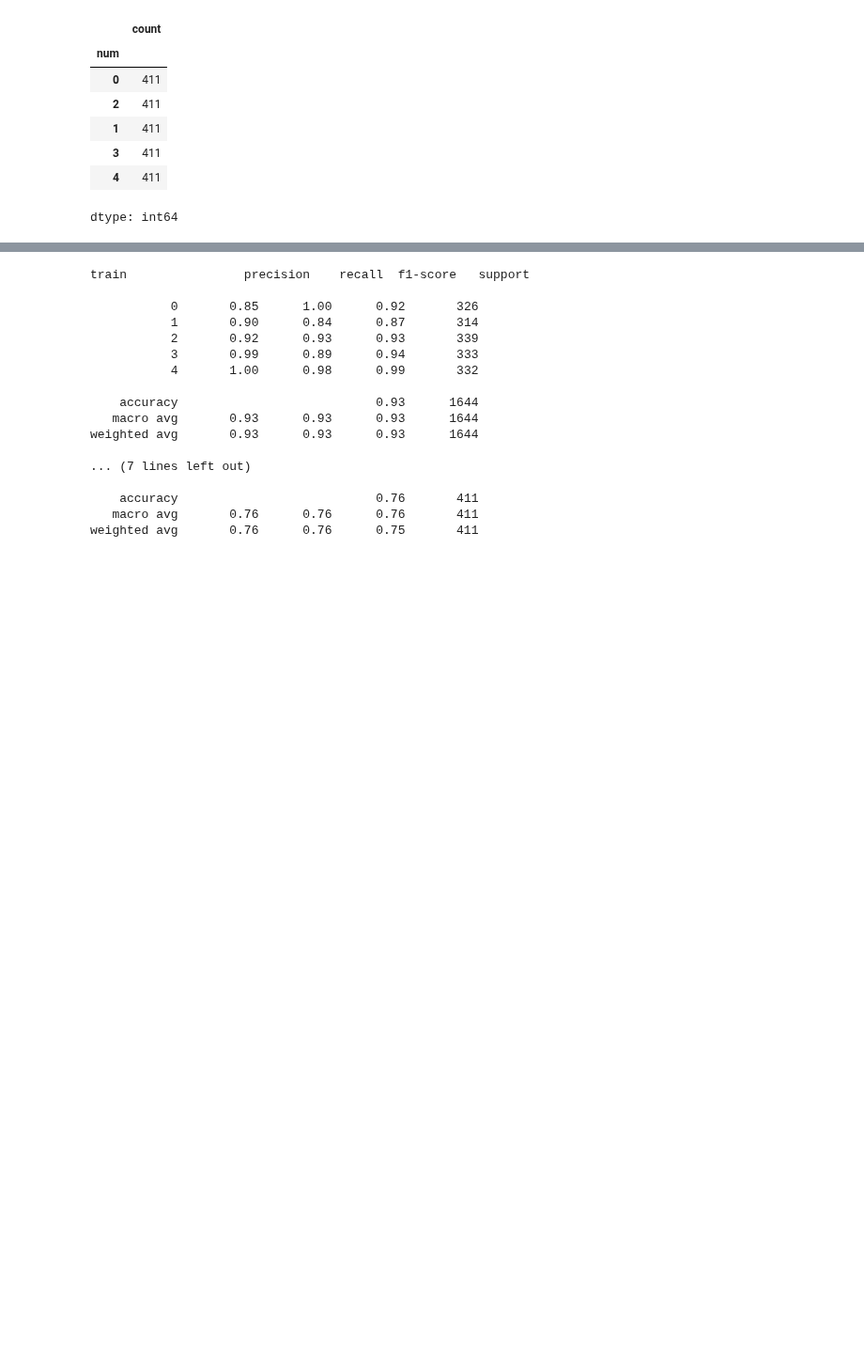
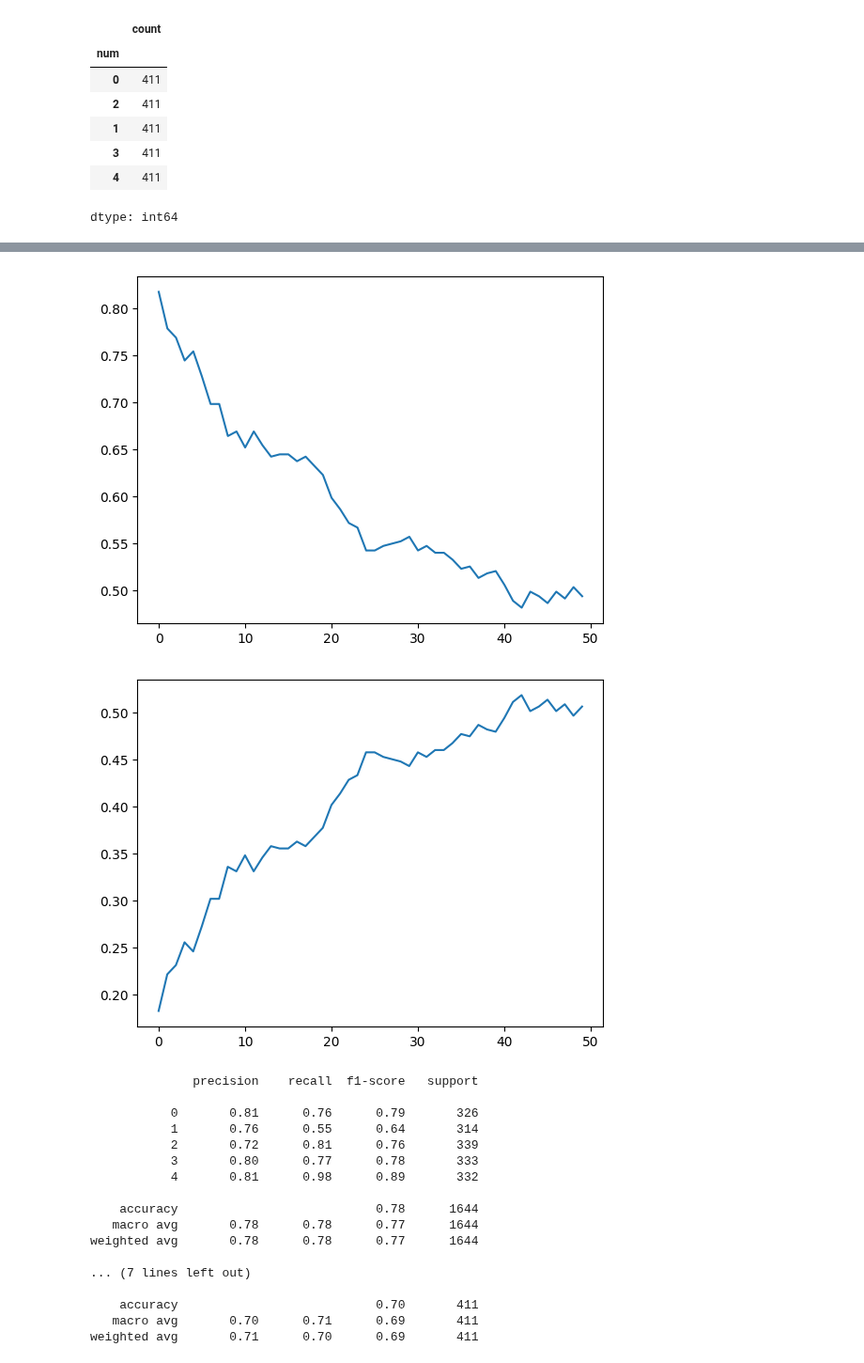
Before and after one commit to devpatel0005/Heart-Disease-prediction, a Jupyter notebook: Heart_Disease_Prediction.ipynb, the cells around one changed output, grey strips where cells are left out. Shown at 94% size. Cells and saved outputs as stored; diff of their text form; code cells hidden in the pictures; blank space fills up the shorter version.

Commit message:
implemented basic models without advance parameters. here svm performs good and randomforest is overfitting. logistic regression performs very poor.

```diff
--- a/Heart_Disease_Prediction.ipynb
+++ b/Heart_Disease_Prediction.ipynb
@@ -261,12 +263,14 @@ sc=StandardScaler()
 x_train_sc=sc.fit_transform(x_train)
 x_test_sc=sc.transform(x_test)
 # %%
-from sklearn.tree import DecisionTreeClassifier
+from sklearn.linear_model import LogisticRegression
 from sklearn.metrics import classification_report
-dt=DecisionTreeClassifier(random_state=0)
-dt.fit(x_train_sc, y_train)
-print("train ",classification_report(y_train,dt.predict(x_train_sc)))
-print("test ",classification_report(y_test,dt.predict(x_test_sc)))
+ls=LogisticRegression(multi_class='multinomial',penalty='l2',solver='saga')
+ls.fit(x_train_sc, y_train)
+y_pred_train=ls.predict(x_train_sc)
+y_pred_test=ls.predict(x_test_sc)
+print("train ",classification_report(y_train,y_pred_train))
+print("test ",classification_report(y_test,y_pred_test))
 # %% [output]
 train                precision    recall  f1-score   support
 
@@ -288,7 +292,8 @@ weighted avg       0.70      0.70      0.70       411
 # %%
 from sklearn.ensemble import RandomForestClassifier
-rf=RandomForestClassifier(n_estimators=45)
-rf.fit(x_train_sc,y_train)
-print("train ",classification_report(y_train,rf.predict(x_train_sc)))
-print("test ",classification_report(y_test,rf.predict(x_test_sc)))
+from sklearn.metrics import accuracy_score
+for i in range(1,52):
+  rf=RandomForestClassifier(n_estimators=i)
+  rf.fit(x_train_sc,y_train)
+  print(i," ",accuracy_score(y_test,rf.predict(x_test_sc)))
 # %% [output]
@@ -311,0 +317,7 @@ weighted avg       0.81      0.81      0.80       411
+# %%
+rf=RandomForestClassifier(n_estimators=28)
+rf.fit(x_train_sc,y_train)
+y_pred_train=rf.predict(x_train_sc)
+y_pred_test=rf.predict(x_test_sc)
+print("train ",classification_report(y_train,y_pred_train))
+print("test ",classification_report(y_test,y_pred_test))
@@ -312,24 +342,44 @@ weighted avg       0.81      0.81      0.80       411
+# %%
+from sklearn.neighbors import KNeighborsClassifier
+from sklearn.metrics import accuracy_score
+import matplotlib.pyplot as plt
+acc_lst=[]
+er_lst=[]
+for i in range(1,51):
+  knn=KNeighborsClassifier(n_neighbors=i)
+  knn.fit(x_train_sc,y_train)
+  err=1-knn.score(x_test_sc,y_test)
+  er_lst.append(err)
+  acc_lst.append(accuracy_score(y_test,knn.predict(x_test_sc)))
+plt.plot(acc_lst)
+plt.show()
+plt.plot(er_lst)
+plt.show()
+# %% [output]
+[figure, added]
+[figure, added]
 # %%
-from sklearn.neighbors import KNeighborsClassifier
-knn=KNeighborsClassifier(n_neighbors=2)
+knn=KNeighborsClassifier(n_neighbors=8)
 knn.fit(x_train_sc,y_train)
-print("train ",classification_report(y_train,knn.predict(x_train_sc)))
-print("test ",classification_report(y_test,knn.predict(x_test_sc)))
+y_pred_train=knn.predict(x_train_sc)
+y_pred_test=knn.predict(x_test_sc)
+print(classification_report(y_train,y_pred_train))
+print(classification_report(y_test,y_pred_test))
 # %% [output]
-train                precision    recall  f1-score   support
+              precision    recall  f1-score   support
 
-           0       0.85      1.00      0.92       326
-           1       0.90      0.84      0.87       314
-           2       0.92      0.93      0.93       339
-           3       0.99      0.89      0.94       333
-           4       1.00      0.98      0.99       332
+           0       0.81      0.76      0.79       326
+           1       0.76      0.55      0.64       314
+           2       0.72      0.81      0.76       339
+           3       0.80      0.77      0.78       333
+           4       0.81      0.98      0.89       332
 
-    accuracy                           0.93      1644
-   macro avg       0.93      0.93      0.93      1644
-weighted avg       0.93      0.93      0.93      1644
+    accuracy                           0.78      1644
+   macro avg       0.78      0.78      0.77      1644
+weighted avg       0.78      0.78      0.77      1644
 
 ... (7 lines left out)
 
-    accuracy                           0.76       411
-   macro avg       0.76      0.76      0.76       411
-weighted avg       0.76      0.76      0.75       411
+    accuracy                           0.70       411
+   macro avg       0.70      0.71      0.69       411
+weighted avg       0.71      0.70      0.69       411
```
Also changed, not shown: parts of 8 cells of this notebook.
